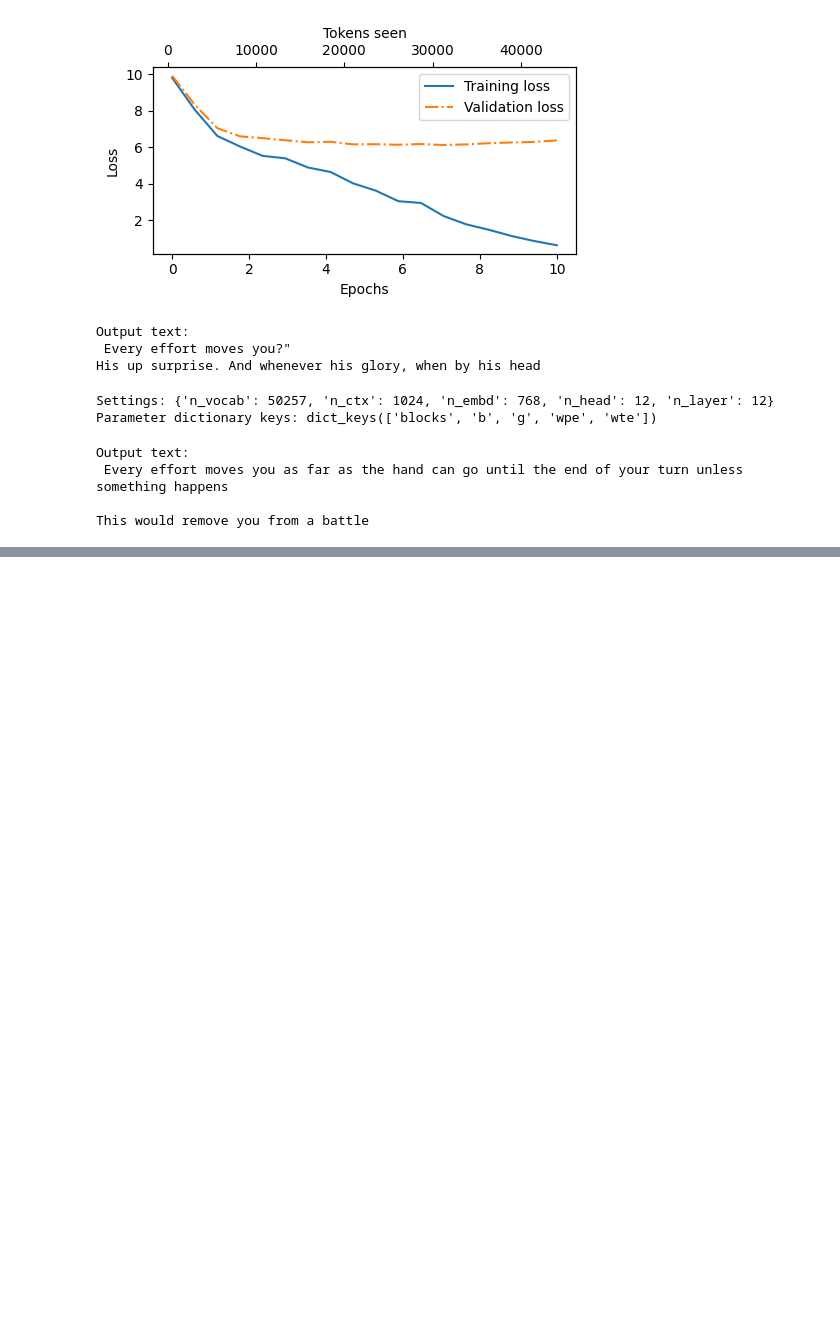
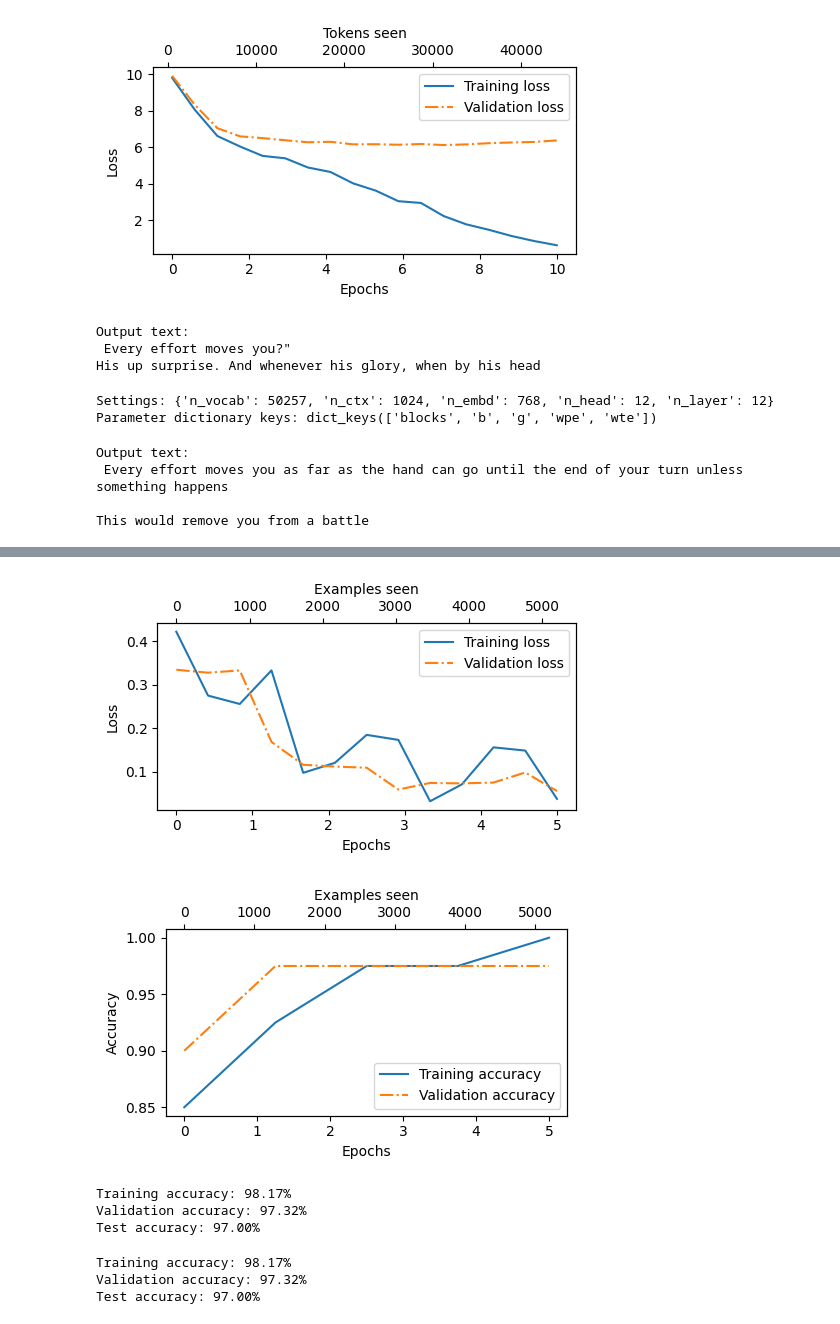
Before and after one commit to siddharthachhabra/GPT2-From-Scratch, a Jupyter notebook: GPT_2_from_scratch.ipynb, the cells around one changed output, grey strips where cells are left out. Drawn from its saved outputs; the diff is of its cells as text; code cells hidden in the pictures; blank space fills up the shorter version.

```diff
--- a/GPT_2_from_scratch.ipynb
+++ b/GPT_2_from_scratch.ipynb
@@ -1109,0 +1213,4 @@ This would remove you from a battle
+# %%
+import tiktoken
+tokenizer = tiktoken.get_encoding("gpt2")
+print(tokenizer.encode("<|endoftext|>", allowed_special={"<|endoftext|>"}))
@@ -1109,0 +1401,16 @@ This would remove you from a battle
+# %%
+torch.manual_seed(123)
+num_classes = 2
+model.out_head = torch.nn.Linear(
+  in_features=BASE_CONFIG["emb_dim"],
+  out_features=num_classes
+)
+
+# Ensure the new head is on the same device as the rest of the model
+device = torch.device("cuda" if torch.cuda.is_available() else "cpu")
+model.to(device)
+
+for param in model.trf_blocks[-1].parameters():
+  param.requires_grad = True
+for param in model.final_norm.parameters():
+  param.requires_grad = True
@@ -1109,0 +1571,49 @@ This would remove you from a battle
+# %%
+import matplotlib.pyplot as plt
+def plot_values(
+  epochs_seen, examples_seen, train_values, val_values,
+  label="loss"):
+  fig, ax1 = plt.subplots(figsize=(5, 3))
+
+  ax1.plot(epochs_seen, train_values, label=f"Training {label}")
+  ax1.plot(
+    epochs_seen, val_values, linestyle="-.",
+    label=f"Validation {label}"
+  )
+  ax1.set_xlabel("Epochs")
+  ax1.set_ylabel(label.capitalize())
+  ax1.legend()
+
+  ax2 = ax1.twiny()
+  ax2.plot(examples_seen, train_values, alpha=0)
+  ax2.set_xlabel("Examples seen")
+  fig.tight_layout()
+  plt.savefig(f"{label}-plot.pdf")
+  plt.show()
+epochs_tensor = torch.linspace(0, num_epochs, len(train_losses))
+examples_seen_tensor = torch.linspace(0, examples_seen, len(train_losses))
+plot_values(epochs_tensor, examples_seen_tensor, train_losses, val_losses)
+
+epochs_tensor = torch.linspace(0, num_epochs, len(train_accs))
+examples_seen_tensor = torch.linspace(0, examples_seen, len(train_accs))
+plot_values(
+  epochs_tensor, examples_seen_tensor, train_accs, val_accs,
+  label="accuracy"
+)
+# %% [output]
+[figure, added]
+[figure, added]
+Training accuracy: 98.17%
+Validation accuracy: 97.32%
+Test accuracy: 97.00%
+# %%
+train_accuracy = calc_accuracy_loader(train_loader, model, device)
+val_accuracy = calc_accuracy_loader(val_loader, model, device)
+test_accuracy = calc_accuracy_loader(test_loader, model, device)
+print(f"Training accuracy: {train_accuracy*100:.2f}%")
+print(f"Validation accuracy: {val_accuracy*100:.2f}%")
+print(f"Test accuracy: {test_accuracy*100:.2f}%")
+# %% [output]
+Training accuracy: 98.17%
+Validation accuracy: 97.32%
+Test accuracy: 97.00%
```
Also changed, not shown: parts of 12 cells of this notebook.
